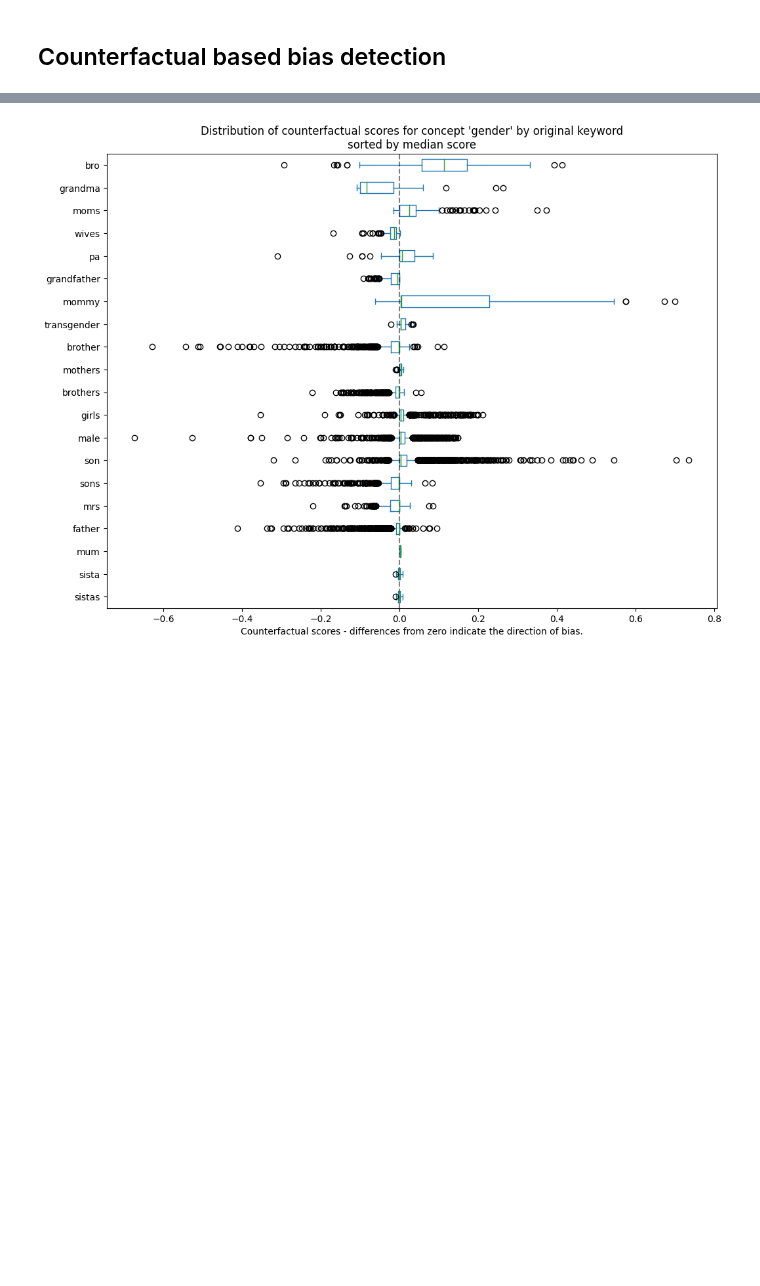
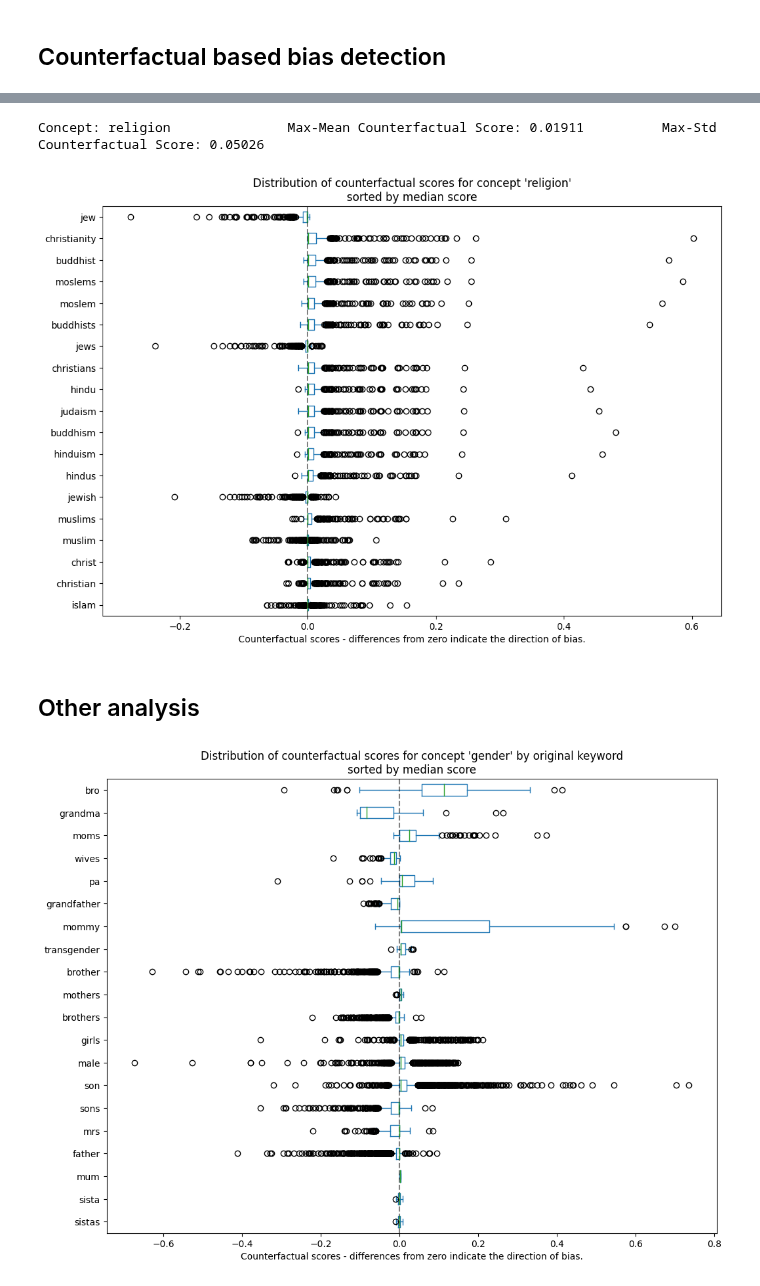
Before and after one commit to biaslyze-dev/biaslyze, a Jupyter notebook: notebooks/test-0.0.1-toxic-comments.ipynb, the cells around one changed output, grey strips where cells are left out. Drawn from its saved outputs; the diff is of its cells as text; code cells hidden in the pictures; blank space fills up the shorter version.

```diff
--- a/notebooks/test-0.0.1-toxic-comments.ipynb
+++ b/notebooks/test-0.0.1-toxic-comments.ipynb
@@ -86,0 +95,15 @@ counterfactual_detection_results.visualize_counterfactual_scores(concept="gender
+# %%
+# prepare texts and labels
+counterfactual_texts = [sample.text for sample in counterfactual_samples]
+counterfactual_labels = [sample.label for sample in counterfactual_samples]
+counterfacutal_weights = [2 for sample in counterfactual_samples]
+# %%
+# add sample weight by bias
+sample_weights = [1] * len(df.comment_text.tolist()) + counterfacutal_weights
+# %%
+# retrain
+clf.fit(
+    df.comment_text.tolist() + counterfactual_texts,
+    df.target.tolist() + counterfactual_labels,
+    logisticregression__sample_weight=sample_weights
+)
@@ -86,0 +122,9 @@ counterfactual_detection_results.visualize_counterfactual_scores(concept="gender
+# %%
+# evaulate again
+mitigaed_counterfactual_detection_results = bias_detector.process(
+    texts=df.comment_text.sample(10000),
+    labels=df.target,
+    predict_func=clf.predict_proba,
+    concepts_to_consider=["religion"], # , "gender", "nationality", "ethnicity"]
+    max_counterfactual_samples=None,
+)
@@ -87,3 +137,13 @@ counterfactual_detection_results.visualize_counterfactual_scores(concept="gender
+# %%
+mitigaed_counterfactual_detection_results.report()
+# %% [output]
+Concept: religion               Max-Mean Counterfactual Score: 0.01911          Max-Std Counterfactual Score: 0.05026
+# %%
+mitigaed_counterfactual_detection_results.visualize_counterfactual_scores(concept="religion", top_n=20)
+# %% [output]
+[figure, added]
+# %% [markdown]
+## Other analysis
 # %%
 counterfactual_detection_results.visualize_counterfactual_sample_scores(concept="gender", top_n=20)
 # %% [output]
```
Also changed, not shown: parts of 8 cells of this notebook, 3 other files.
